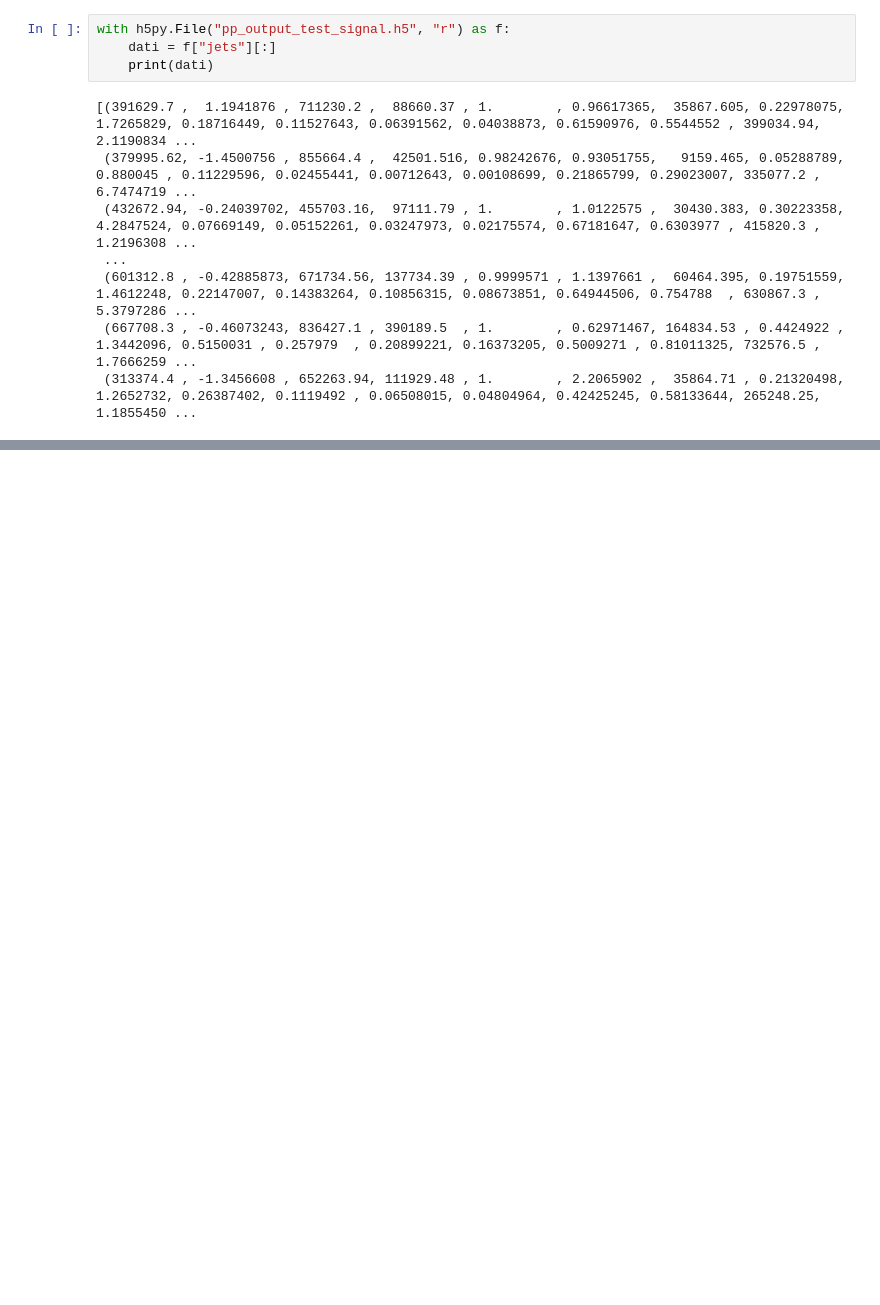
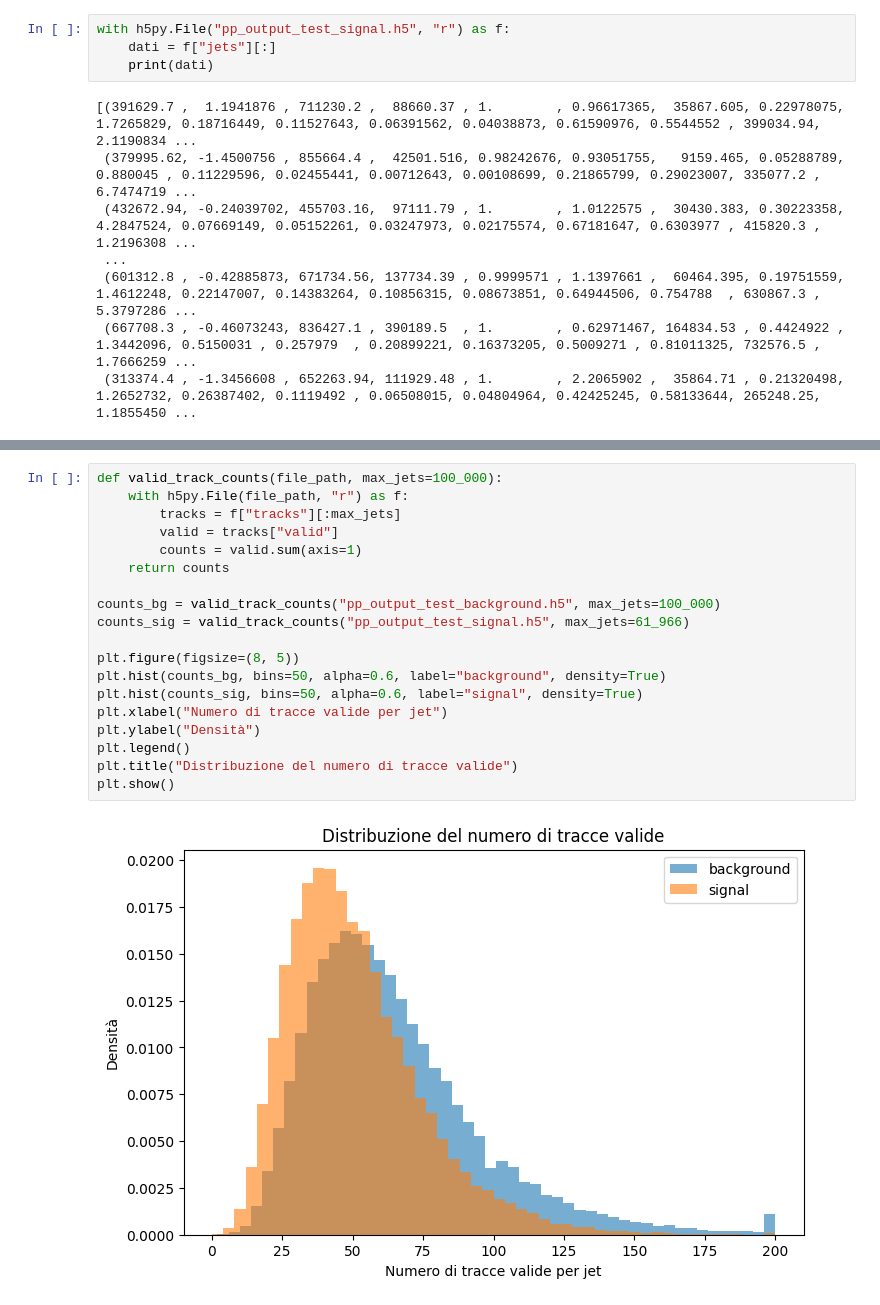
Before and after one commit to Phaesmatos/advanceml, a Jupyter notebook: preprocessing.ipynb, the cells around one changed output, grey strips where cells are left out. Cells and saved outputs as stored; diff of their text form; blank space fills up the shorter version.

```diff
--- a/preprocessing.ipynb
+++ b/preprocessing.ipynb
@@ -70,0 +123,21 @@ for file in files:
+# %%
+def valid_track_counts(file_path, max_jets=100_000):
+    with h5py.File(file_path, "r") as f:
+        tracks = f["tracks"][:max_jets]
+        valid = tracks["valid"]
+        counts = valid.sum(axis=1)
+    return counts
+
+counts_bg = valid_track_counts("pp_output_test_background.h5", max_jets=100_000)
+counts_sig = valid_track_counts("pp_output_test_signal.h5", max_jets=61_966)
+
+plt.figure(figsize=(8, 5))
+plt.hist(counts_bg, bins=50, alpha=0.6, label="background", density=True)
+plt.hist(counts_sig, bins=50, alpha=0.6, label="signal", density=True)
+plt.xlabel("Numero di tracce valide per jet")
+plt.ylabel("Densità")
+plt.legend()
+plt.title("Distribuzione del numero di tracce valide")
+plt.show()
+# %% [output]
+[figure, added]
```
Also changed, not shown: parts of 9 cells of this notebook, 2 other files.
